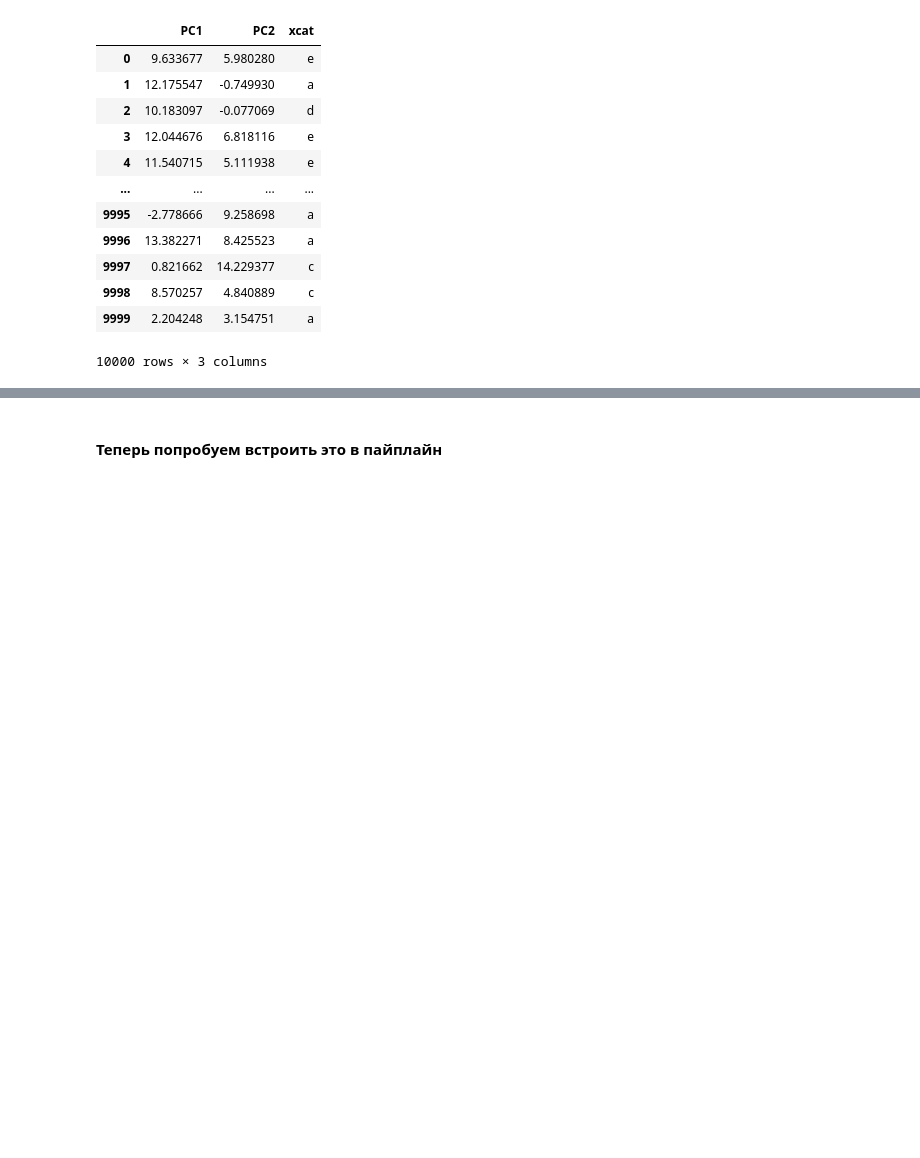
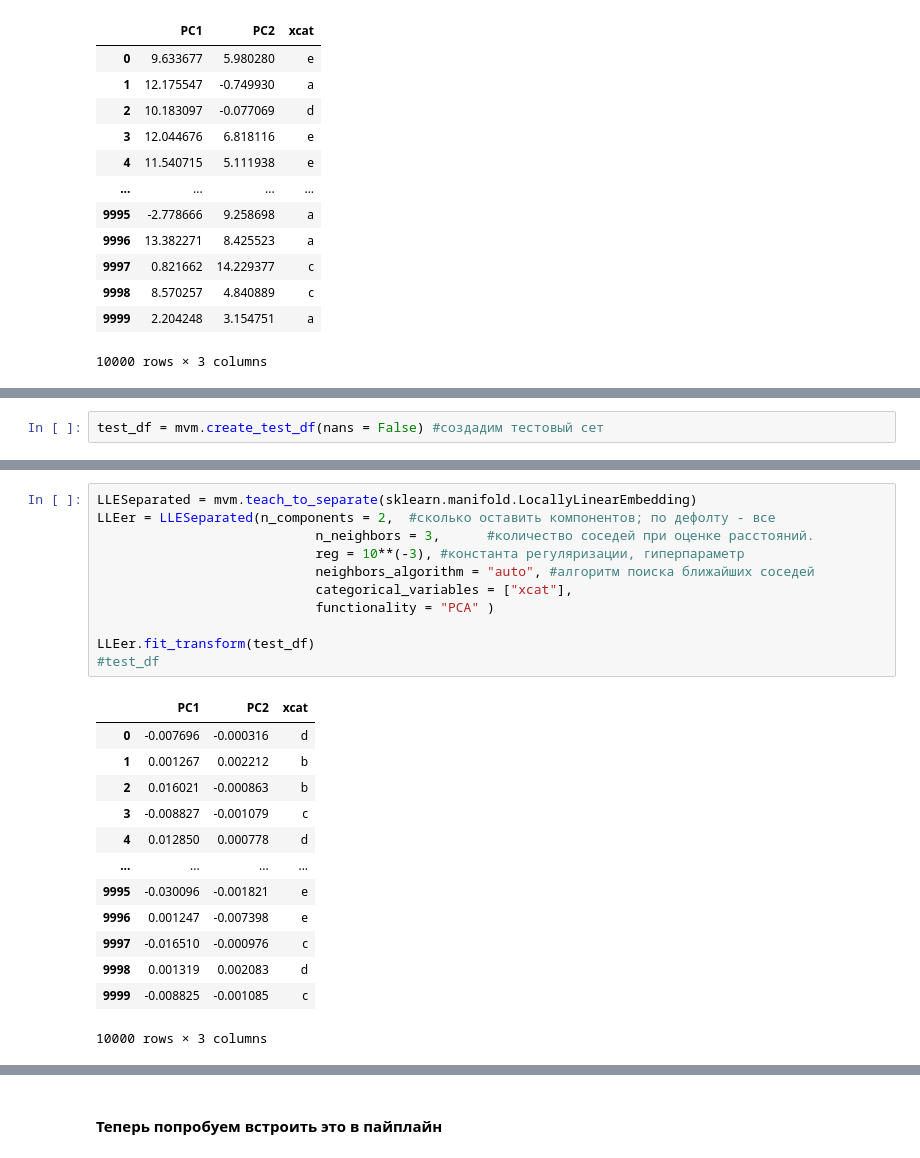
Before and after one commit to uasek/credit_scoring_project, a Jupyter notebook: scoring_model/feature_engineering.ipynb, the cells around one changed output, grey strips where cells are left out. Saved outputs shown, nothing was run; the diff lists cells and outputs as text; blank space fills up the shorter version.

```diff
--- a/scoring_model/feature_engineering.ipynb
+++ b/scoring_model/feature_engineering.ipynb
@@ -325,0 +403,2 @@ Umaper.transform(test_df)
+# %%
+test_df = mvm.create_test_df(nans = False) #создадим тестовый сет
@@ -325,0 +428,25 @@ Umaper.transform(test_df)
+# %%
+LLESeparated = mvm.teach_to_separate(sklearn.manifold.LocallyLinearEmbedding)
+LLEer = LLESeparated(n_components = 2,  #сколько оставить компонентов; по дефолту - все
+                            n_neighbors = 3,      #количество соседей при оценке расстояний.
+                            reg = 10**(-3), #константа регуляризации, гиперпараметр
+                            neighbors_algorithm = "auto", #aлгоритм поиска ближайших соседей
+                            categorical_variables = ["xcat"],
+                            functionality = "PCA" )
+
+LLEer.fit_transform(test_df)
+#test_df
+# %% [output]
+|  | PC1 | PC2 | xcat |
+| 0 | -0.007696 | -0.000316 | d |
+| 1 | 0.001267 | 0.002212 | b |
+| 2 | 0.016021 | -0.000863 | b |
+| 3 | -0.008827 | -0.001079 | c |
+| 4 | 0.012850 | 0.000778 | d |
+| ... | ... | ... | ... |
+| 9995 | -0.030096 | -0.001821 | e |
+| 9996 | 0.001247 | -0.007398 | e |
+| 9997 | -0.016510 | -0.000976 | c |
+| 9998 | 0.001319 | 0.002083 | d |
+| 9999 | -0.008825 | -0.001085 | c |
+10000 rows × 3 columns
```
Also changed, not shown: parts of 19 cells of this notebook, 1 other file.
